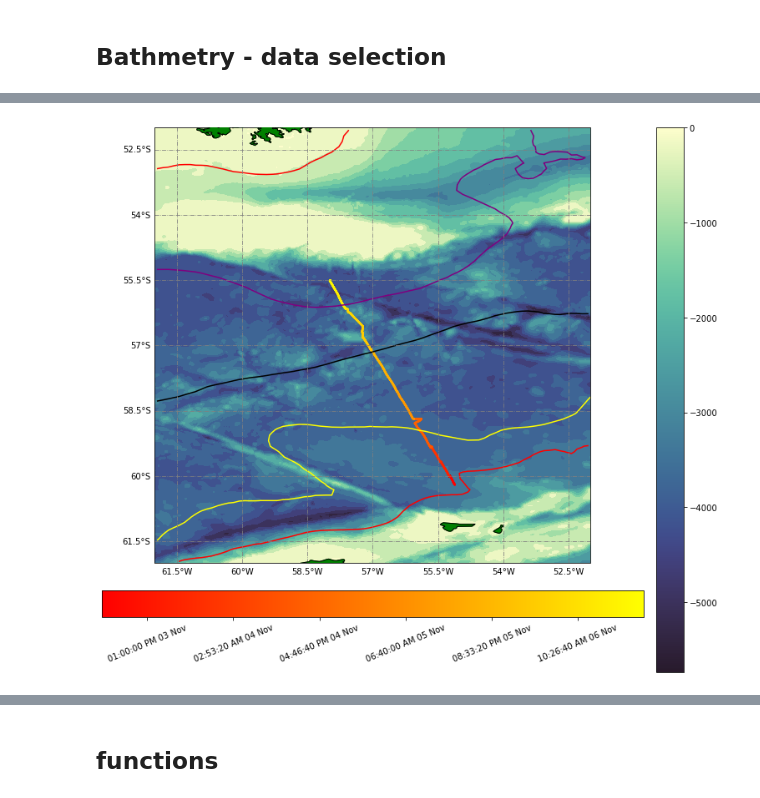
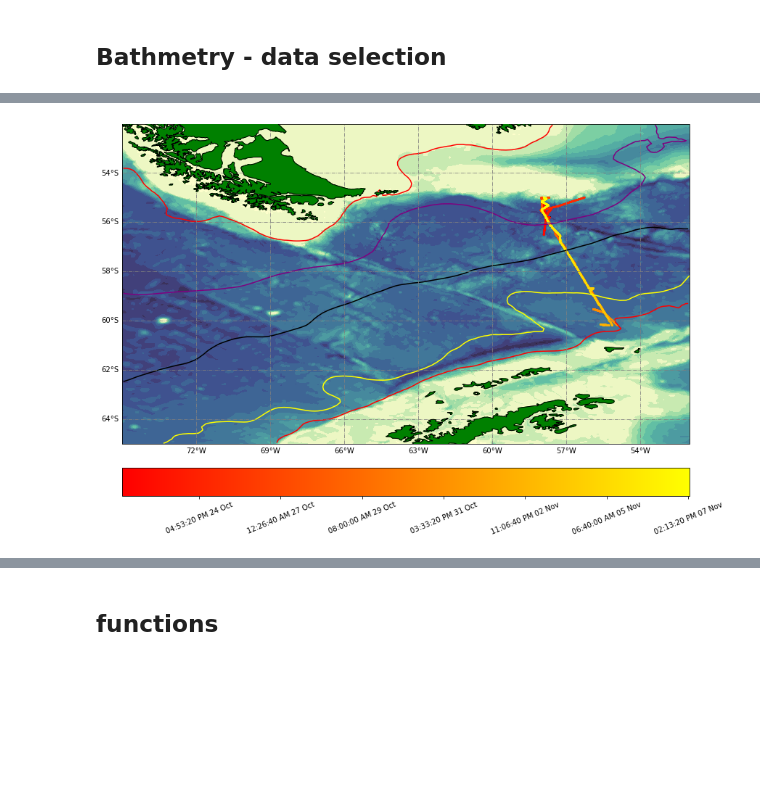
Before and after one commit to gianluccag/frontal_variability_SO, a Jupyter notebook: notebooks/JR18002/1-GG-TSG_preprocessing copy.ipynb, the cells around one changed output, grey strips where cells are left out. Cells and saved outputs as stored; diff of their text form; code cells hidden in the pictures; blank space fills up the shorter version.

Commit message:
obtained SSH and bx plots

```diff
--- a/notebooks/JR18002/1-GG-TSG_preprocessing copy.ipynb
+++ b/notebooks/JR18002/1-GG-TSG_preprocessing copy.ipynb
@@ -175,5 +117,7 @@ plot_region(etopo1, df_front_sel, df_sel_1)
-# %%
-df_sel_2 = df.loc['2018-11-02 20 ':'2018-11-06 20']
-plot_region(etopo1, df_front_sel, df_sel_2)
-# %% [output]
-[figure, removed]
+# %%
+from GG_mthesis.d01_data.processing import rmap
+ax = rmap.plot_region()
+scat = ax.scatter(df['lon'], df['lat'], c=df.index, cmap='autumn', s=2)
+cbar = plt.colorbar(scat, location='bottom', pad=0.05, ax=ax)
+cbar.ax.set_xticklabels(pd.to_datetime(cbar.get_ticks()).strftime(date_format='%r %d %b'), rotation=22.5)
+# %% [output]
@@ -179,0 +133 @@ plot_region(etopo1, df_front_sel, df_sel_2)
+[figure, added]
```
Also changed, not shown: parts of 18 cells of this notebook, 1 other file.
